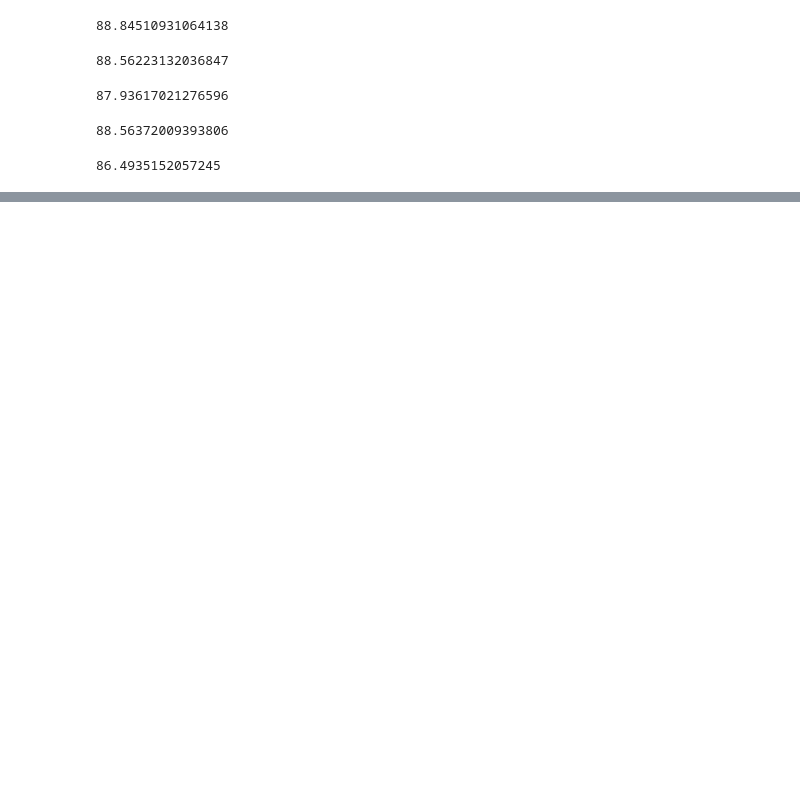
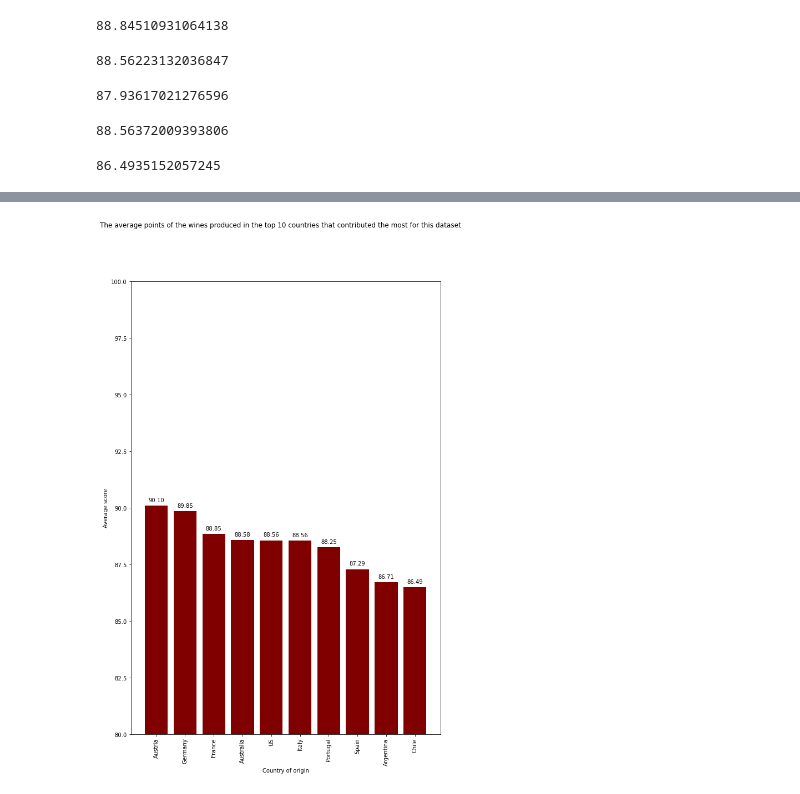
Before and after one commit to Juhantam/WineProject, a Jupyter notebook: WineProject.ipynb, the cells around one changed output, grey strips where cells are left out. Cells and saved outputs as stored; diff of their text form; code cells hidden in the pictures; blank space fills up the shorter version.

```diff
--- a/WineProject.ipynb
+++ b/WineProject.ipynb
@@ -335,0 +467,37 @@ df[df["country"] == "Chile"].points.mean()
+# %%
+x = []
+y = []
+x.append("US")
+y.append(df[df["country"] == "US"].points.mean())
+x.append("France")
+y.append(df[df["country"] == "France"].points.mean())
+x.append("Italy")
+y.append(df[df["country"] == "Italy"].points.mean())
+x.append("Spain")
+y.append(df[df["country"] == "Spain"].points.mean())
+x.append("Portugal")
+y.append(df[df["country"] == "Portugal"].points.mean())
+x.append("Chile")
+y.append(df[df["country"] == "Chile"].points.mean())
+x.append("Argentina")
+y.append(df[df["country"] == "Argentina"].points.mean())
+x.append("Austria")
+y.append(df[df["country"] == "Austria"].points.mean())
+x.append("Australia")
+y.append(df[df["country"] == "Australia"].points.mean())
+x.append("Germany")
+y.append(df[df["country"] == "Germany"].points.mean())
+
+y, x = zip(*sorted(zip(y, x), reverse = True))
+# %%
+plt.figure(figsize=(10,15))
+plt.bar(x, y, align='center', color = 'maroon')
+plt.xticks(x, x, rotation = 90)
+plt.gca().set_ylim([80, 100])
+plt.ylabel('Average score')
+plt.xlabel('Country of origin')
+plt.suptitle('The average points of the wines produced in the top 10 countries that contributed the most for this dataset')
+add_value_labels(plt.gca())
+plt.show()
+# %% [output]
+[figure, added]
```
Also changed, not shown: parts of 15 cells of this notebook.
